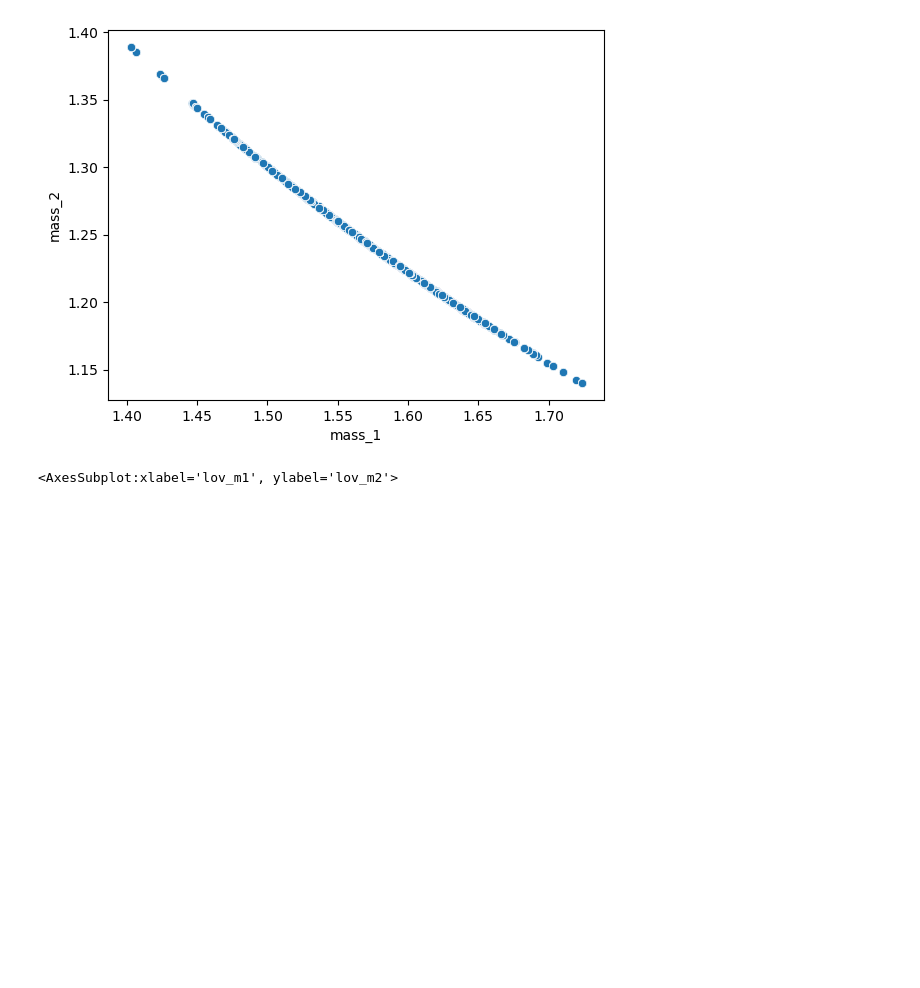
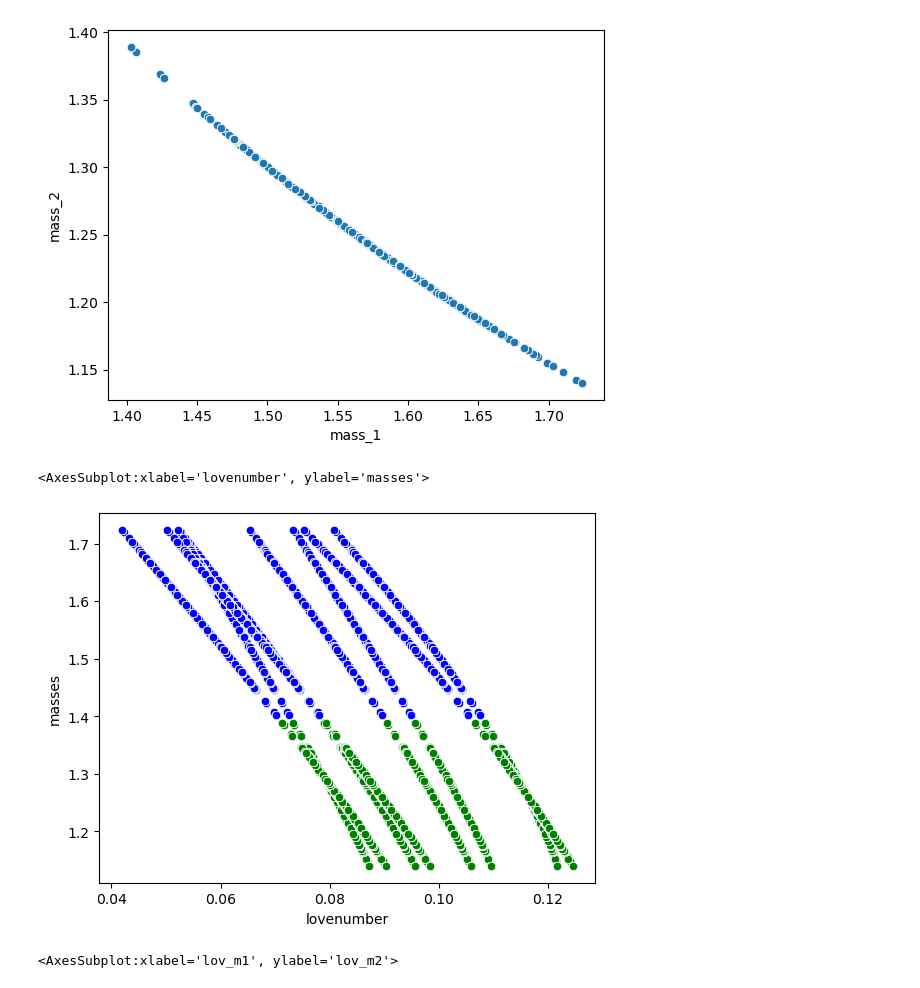
Before and after one commit to daniellmarc/Binary_Love, a Jupyter notebook: Test_extract_EOS.ipynb, the cells around one changed output. Drawn from its saved outputs; the diff is of its cells as text; code cells hidden in the pictures; blank space fills up the shorter version.

Commit message:
diagonistic scatter plots

```diff
--- a/Test_extract_EOS.ipynb
+++ b/Test_extract_EOS.ipynb
@@ -350,4 +350,31 @@ sns.scatterplot( x=results.posterior['mass_1'], y=results.posterior['mass_2'])
 # %% [output]
 <AxesSubplot:xlabel='mass_1', ylabel='mass_2'>
 [figure]
+# %%
+sns.scatterplot(x = lov0_m1, y = results.posterior['mass_1'],color = "blue")
+sns.scatterplot(x = lov1_m1, y = results.posterior['mass_1'],color = "blue")
+sns.scatterplot(x = lov2_m1, y = results.posterior['mass_1'],color = "blue")
+sns.scatterplot(x = lov3_m1, y = results.posterior['mass_1'],color = "blue")
+sns.scatterplot(x = lov4_m1, y = results.posterior['mass_1'],color = "blue")
+sns.scatterplot(x = lov13_m1, y = results.posterior['mass_1'],color = "blue")
+sns.scatterplot(x = lov14_m1, y = results.posterior['mass_1'],color = "blue")
+sns.scatterplot(x = lov15_m1, y = results.posterior['mass_1'],color = "blue")
+
+sns.scatterplot(x = lov0_m2, y = results.posterior['mass_2'],color = "green").set(xlabel='lovenumber', ylabel='masses')
+sns.scatterplot(x = lov1_m2, y = results.posterior['mass_2'],color = "green")
+sns.scatterplot(x = lov2_m2, y = results.posterior['mass_2'],color = "green")
+sns.scatterplot(x = lov3_m2, y = results.posterior['mass_2'],color = "green")
+sns.scatterplot(x = lov4_m2, y = results.posterior['mass_2'],color = "green")
+sns.scatterplot(x = lov13_m2, y = results.posterior['mass_2'],color = "green")
+sns.scatterplot(x = lov14_m2, y = results.posterior['mass_2'],color = "green")
+sns.scatterplot(x = lov15_m2, y = results.posterior['mass_2'],color = "green")
+# plt.xlabel('lovenumber_m2')
+# plt.ylabel('mass_2')
+
+
+# plt.xlabel('lovenumber_m1')
+# plt.ylabel('mass_1')
+# %% [output]
+<AxesSubplot:xlabel='lovenumber', ylabel='masses'>
+[figure, added]
 # %%
```
Also changed, not shown: parts of 2 cells of this notebook.
